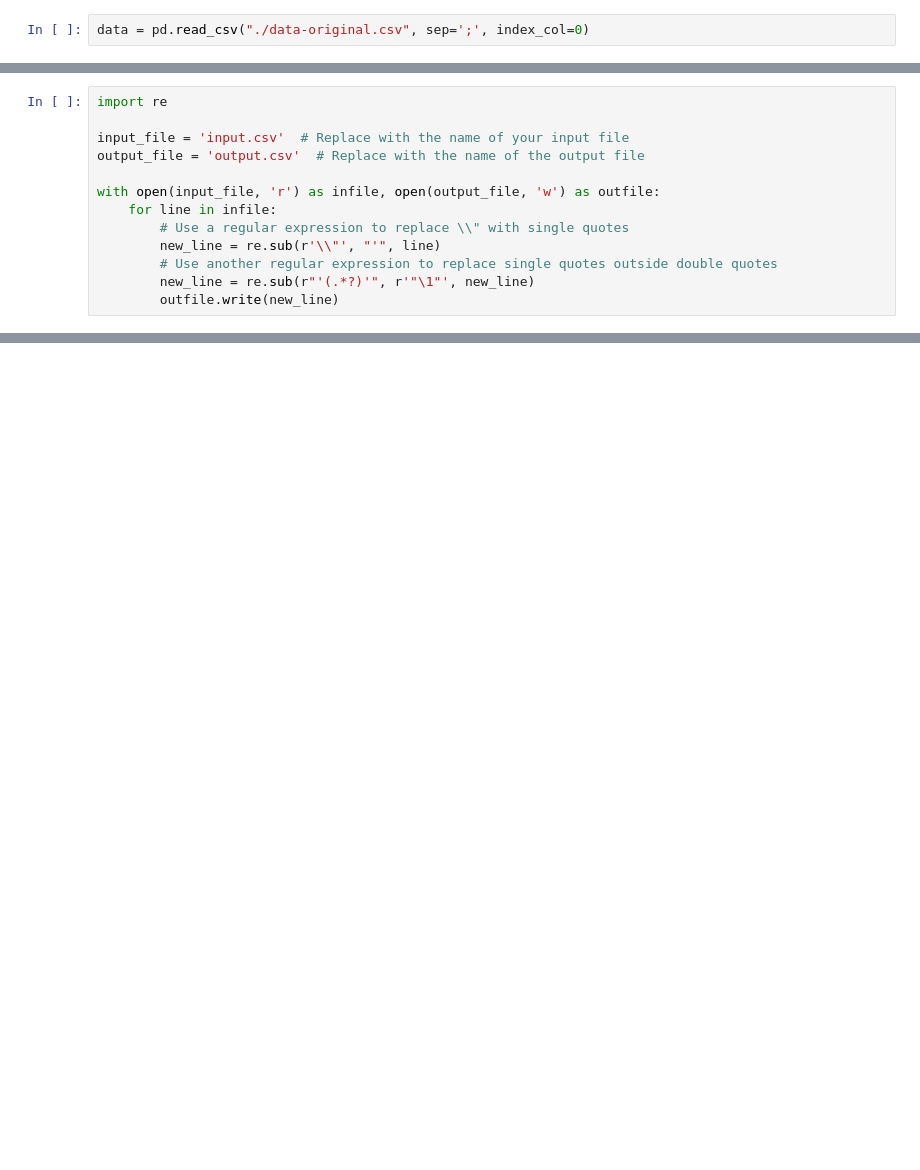
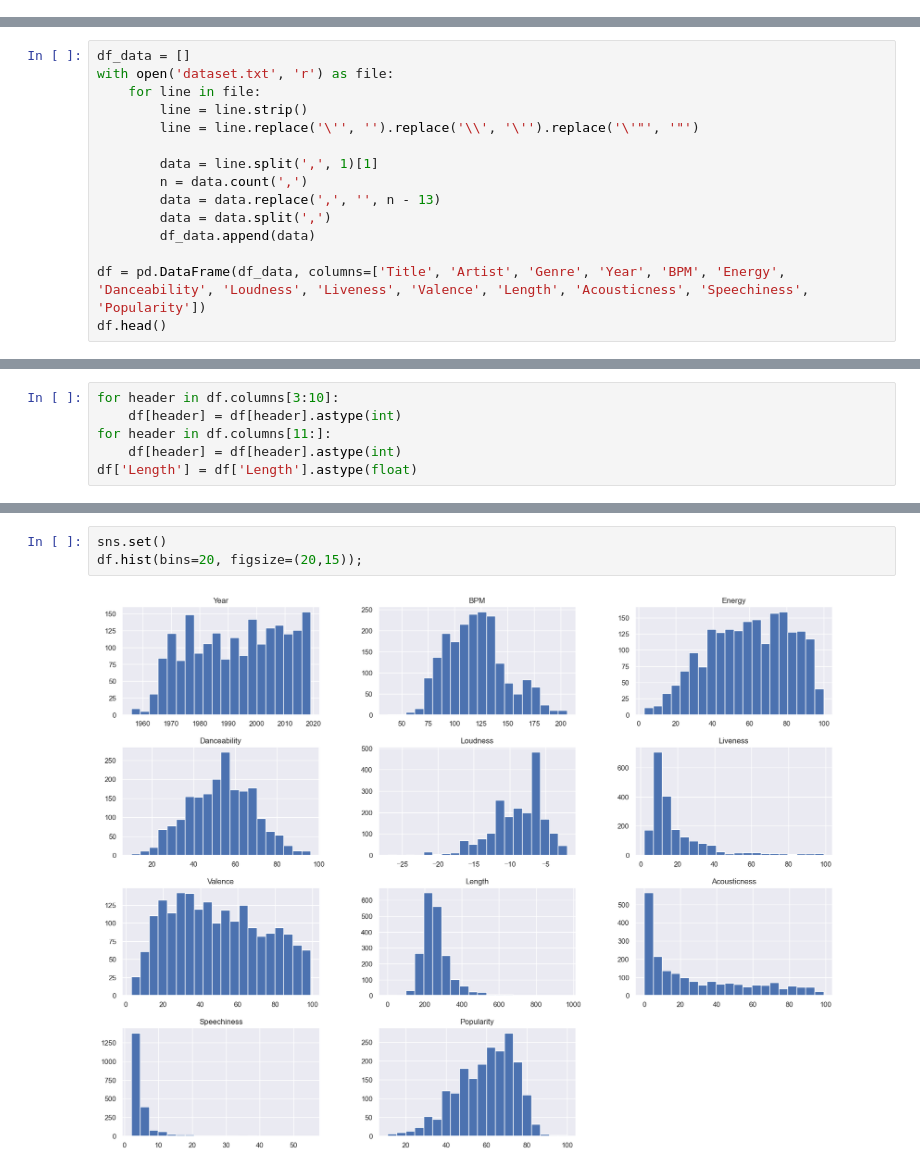
Before and after one commit to ericryhr/APA-PRACTICA, a Jupyter notebook: evaluacion.ipynb, the cells around one changed output, grey strips where cells are left out. Cells and saved outputs as stored; diff of their text form; blank space fills up the shorter version.

```diff
--- a/evaluacion.ipynb
+++ b/evaluacion.ipynb
@@ -19,2 +0,0 @@ with open('data.txt', 'r') as file:
-# %%
-data = pd.read_csv("./data-original.csv", sep=';', index_col=0)
@@ -34,13 +0,0 @@ processed_data[48]
-# %%
-import re
-
-input_file = 'input.csv'  # Replace with the name of your input file
-output_file = 'output.csv'  # Replace with the name of the output file
-
-with open(input_file, 'r') as infile, open(output_file, 'w') as outfile:
-    for line in infile:
-        # Use a regular expression to replace \\" with single quotes
-        new_line = re.sub(r'\\"', "'", line)
-        # Use another regular expression to replace single quotes outside double quotes
-        new_line = re.sub(r"'(.*?)'", r'"\1"', new_line)
-        outfile.write(new_line)
@@ -75,0 +10,15 @@ data[0:50]
+# %%
+df_data = []
+with open('dataset.txt', 'r') as file:
+    for line in file:
+        line = line.strip()
+        line = line.replace('\'', '').replace('\\', '\'').replace('\'"', '"')
+
+        data = line.split(',', 1)[1]
+        n = data.count(',')
+        data = data.replace(',', '', n - 13)
+        data = data.split(',')
+        df_data.append(data)
+
+df = pd.DataFrame(df_data, columns=['Title', 'Artist', 'Genre', 'Year', 'BPM', 'Energy', 'Danceability', 'Loudness', 'Liveness', 'Valence', 'Length', 'Acousticness', 'Speechiness', 'Popularity'])
+df.head()
@@ -75,0 +34,6 @@ data[0:50]
+# %%
+for header in df.columns[3:10]:
+    df[header] = df[header].astype(int)
+for header in df.columns[11:]:
+    df[header] = df[header].astype(int)
+df['Length'] = df['Length'].astype(float)
@@ -75,0 +60,5 @@ data[0:50]
+# %%
+sns.set()
+df.hist(bins=20, figsize=(20,15));
+# %% [output]
+[figure, added]
```
Also changed, not shown: parts of 16 cells of this notebook.
